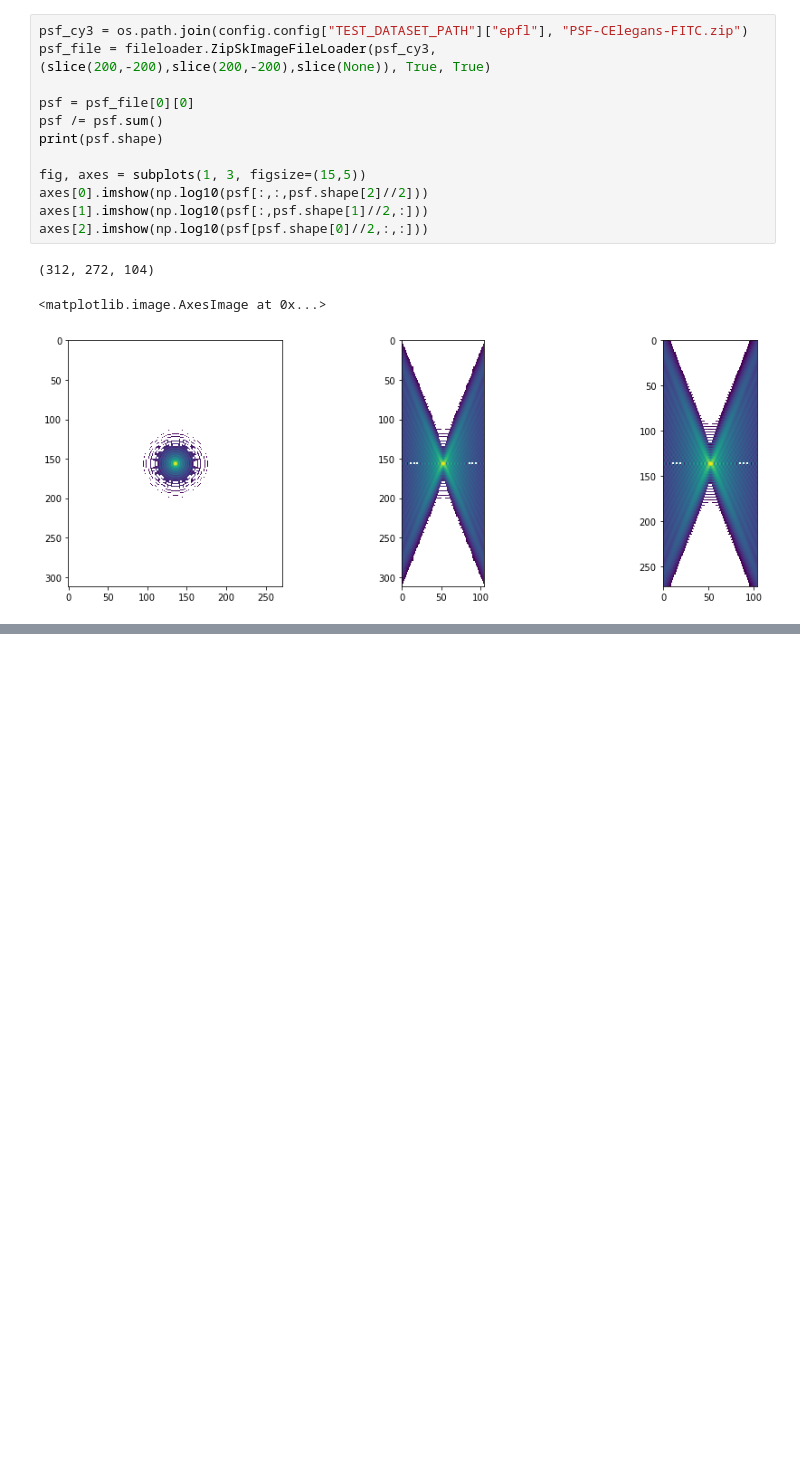
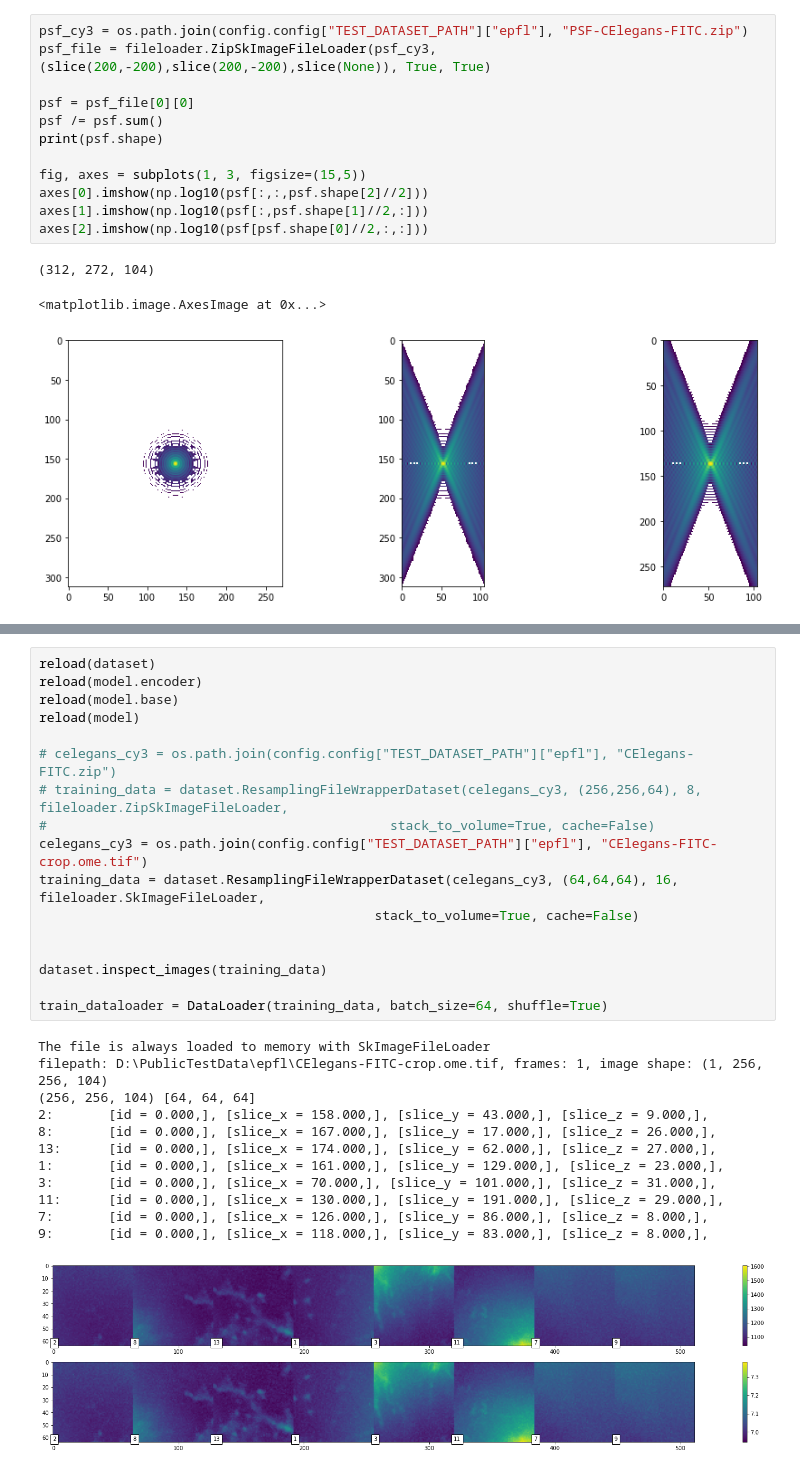
Before and after one commit to kkhchung/smlm-dl, a Jupyter notebook: smlm_dl/conv_tests.ipynb, the cells around one changed output, grey strips where cells are left out. Drawn from its saved outputs; the diff is of its cells as text; blank space fills up the shorter version.

```diff
--- a/smlm_dl/conv_tests.ipynb
+++ b/smlm_dl/conv_tests.ipynb
@@ -162,3 +163,33 @@ tifffile.imwrite(r"out\test7.ome.tif", deconv_images, imagej=True, metadata={'ax
 # %% [output]
 torch.Size([1, 1, 412, 372, 234])
 (412, 372, 234)
+# %%
+reload(dataset)
+reload(model.encoder)
+reload(model.base)
+reload(model)
+
+# celegans_cy3 = os.path.join(config.config["TEST_DATASET_PATH"]["epfl"], "CElegans-FITC.zip")
+# training_data = dataset.ResamplingFileWrapperDataset(celegans_cy3, (256,256,64), 8, fileloader.ZipSkImageFileLoader,
+#                                            stack_to_volume=True, cache=False)
+celegans_cy3 = os.path.join(config.config["TEST_DATASET_PATH"]["epfl"], "CElegans-FITC-crop.ome.tif")
+training_data = dataset.ResamplingFileWrapperDataset(celegans_cy3, (64,64,64), 16, fileloader.SkImageFileLoader,
+                                           stack_to_volume=True, cache=False)
+
+
+dataset.inspect_images(training_data)
+
+train_dataloader = DataLoader(training_data, batch_size=64, shuffle=True)
+# %% [output]
+The file is always loaded to memory with SkImageFileLoader
+filepath: D:\PublicTestData\epfl\CElegans-FITC-crop.ome.tif, frames: 1, image shape: (1, 256, 256, 104)
+(256, 256, 104) [64, 64, 64]
+2:       [id = 0.000,], [slice_x = 158.000,], [slice_y = 43.000,], [slice_z = 9.000,],
+8:       [id = 0.000,], [slice_x = 167.000,], [slice_y = 17.000,], [slice_z = 26.000,],
+13:      [id = 0.000,], [slice_x = 174.000,], [slice_y = 62.000,], [slice_z = 27.000,],
+1:       [id = 0.000,], [slice_x = 161.000,], [slice_y = 129.000,], [slice_z = 23.000,],
+3:       [id = 0.000,], [slice_x = 70.000,], [slice_y = 101.000,], [slice_z = 31.000,],
+11:      [id = 0.000,], [slice_x = 130.000,], [slice_y = 191.000,], [slice_z = 29.000,],
+7:       [id = 0.000,], [slice_x = 126.000,], [slice_y = 86.000,], [slice_z = 8.000,],
+9:       [id = 0.000,], [slice_x = 118.000,], [slice_y = 83.000,], [slice_z = 8.000,],
+[figure, added]
```
Also changed, not shown: parts of 11 cells of this notebook, 2 other files.
